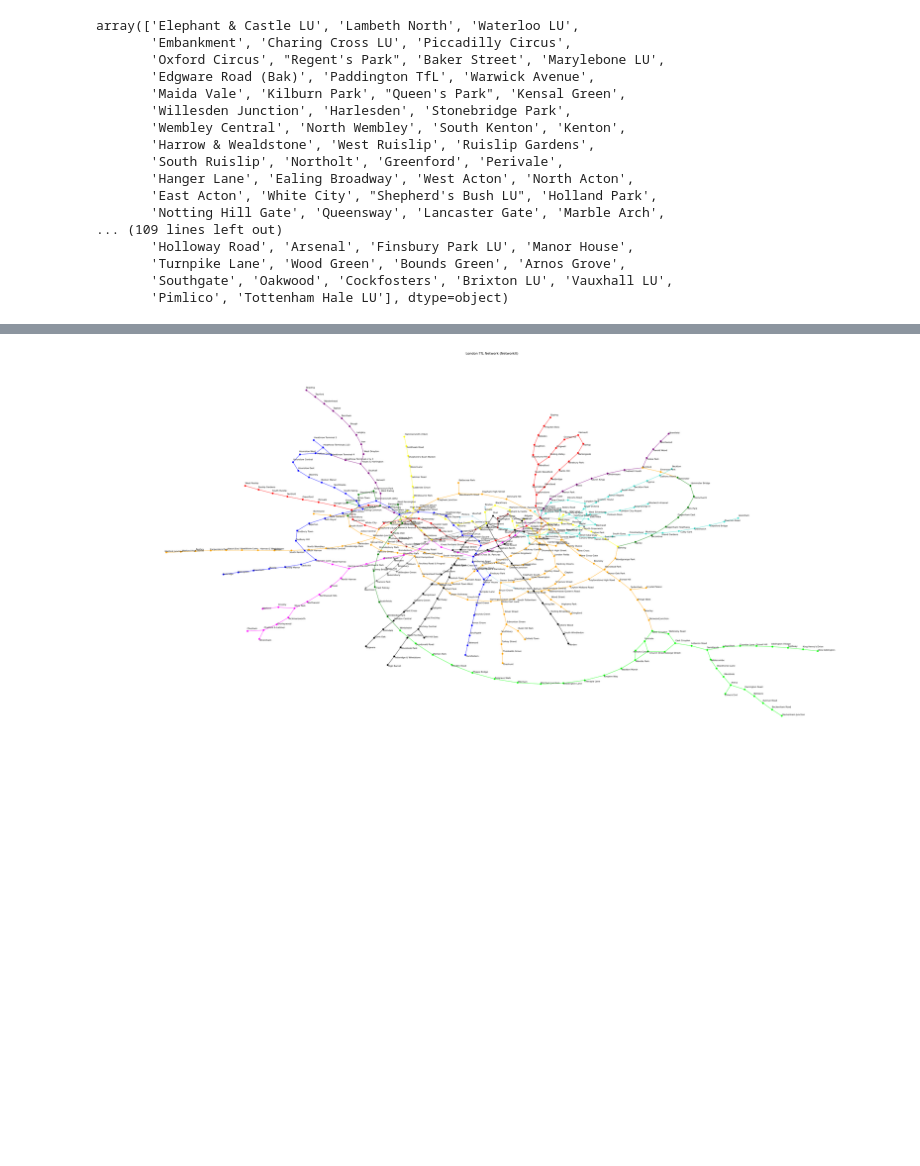
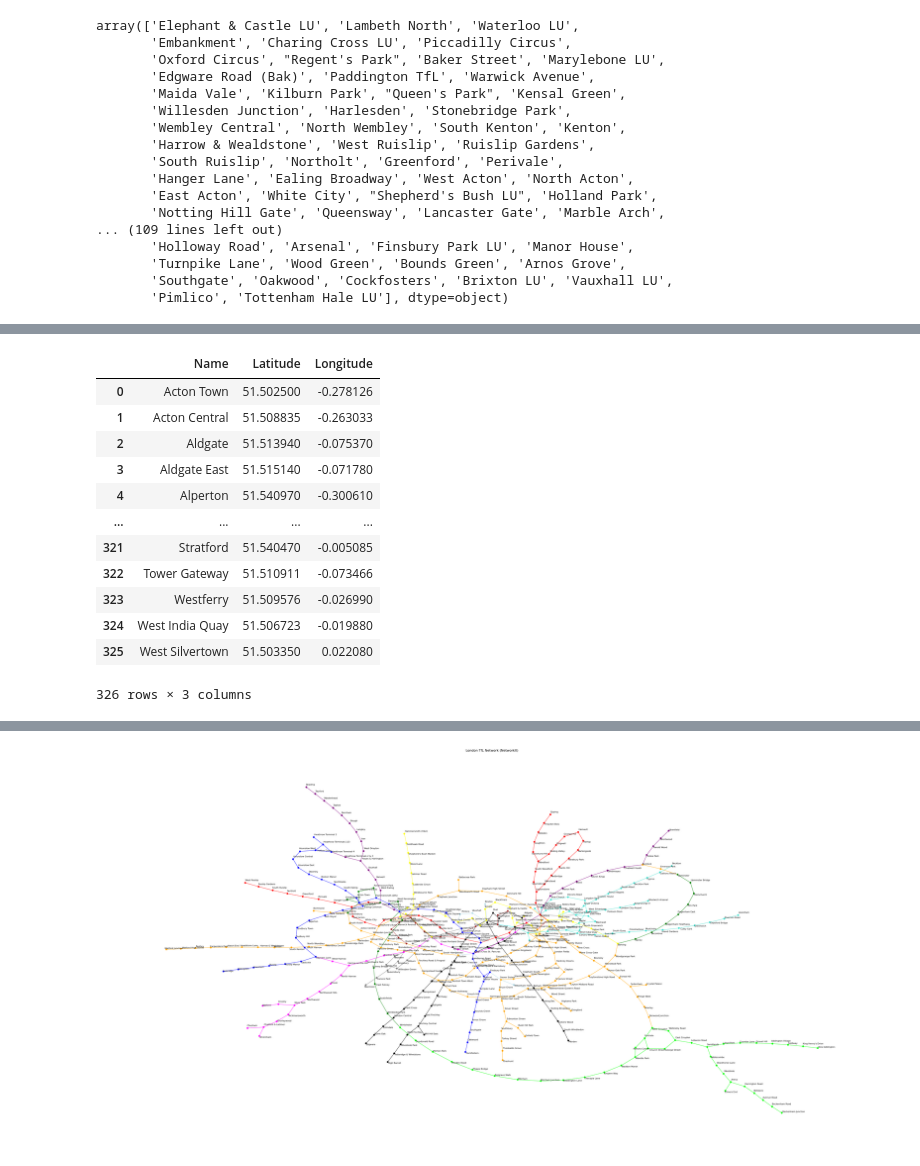
Before and after one commit to AimanxxAnsari/analysis-of-tfl-data, a Jupyter notebook: python-notebooks/draft-test-new-data.ipynb, the cells around one changed output, grey strips where cells are left out. Drawn from its saved outputs; the diff is of its cells as text; code cells hidden in the pictures; blank space fills up the shorter version.

```diff
--- a/python-notebooks/draft-test-new-data.ipynb
+++ b/python-notebooks/draft-test-new-data.ipynb
@@ -71,5 +88,22 @@ df['To Station'] = df['To Station'].apply(remove_suffix)
 # %%
 df.to_csv('../data/dataset20.csv', sep=',', encoding='utf-8', index=False, header=True)
+# %%
+coordinates_df = pd.read_csv('../data/stations-with-coordinates.csv')
+coordinates_df
+# %% [output]
+|  | Name | Latitude | Longitude |
+| 0 | Acton Town | 51.502500 | -0.278126 |
+| 1 | Acton Central | 51.508835 | -0.263033 |
+| 2 | Aldgate | 51.513940 | -0.075370 |
+| 3 | Aldgate East | 51.515140 | -0.071780 |
+| 4 | Alperton | 51.540970 | -0.300610 |
+| ... | ... | ... | ... |
+| 321 | Stratford | 51.540470 | -0.005085 |
+| 322 | Tower Gateway | 51.510911 | -0.073466 |
+| 323 | Westferry | 51.509576 | -0.026990 |
+| 324 | West India Quay | 51.506723 | -0.019880 |
+| 325 | West Silvertown | 51.503350 | 0.022080 |
+326 rows × 3 columns
 # %%
 G = nx.Graph()
 
```
Also changed, not shown: parts of 7 cells of this notebook, 7 other files.
